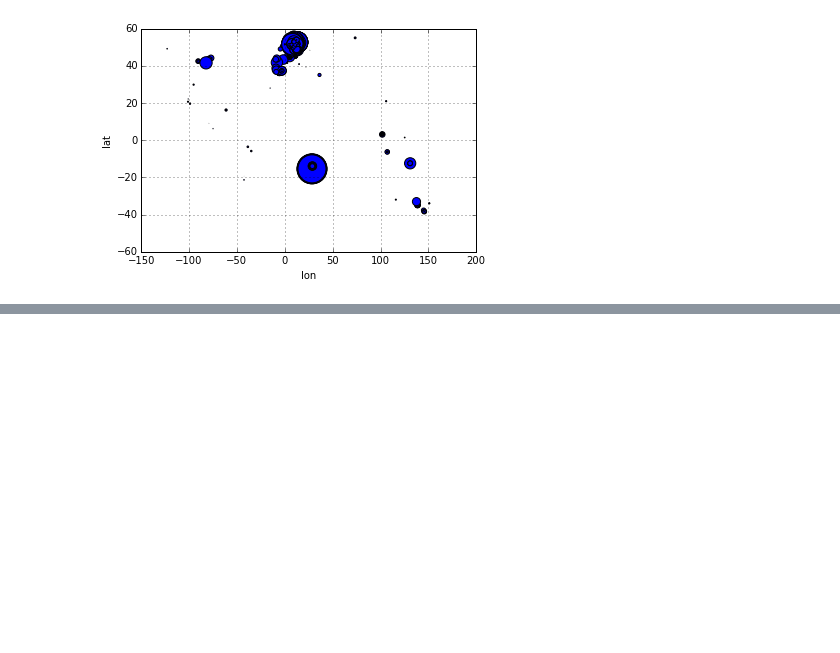
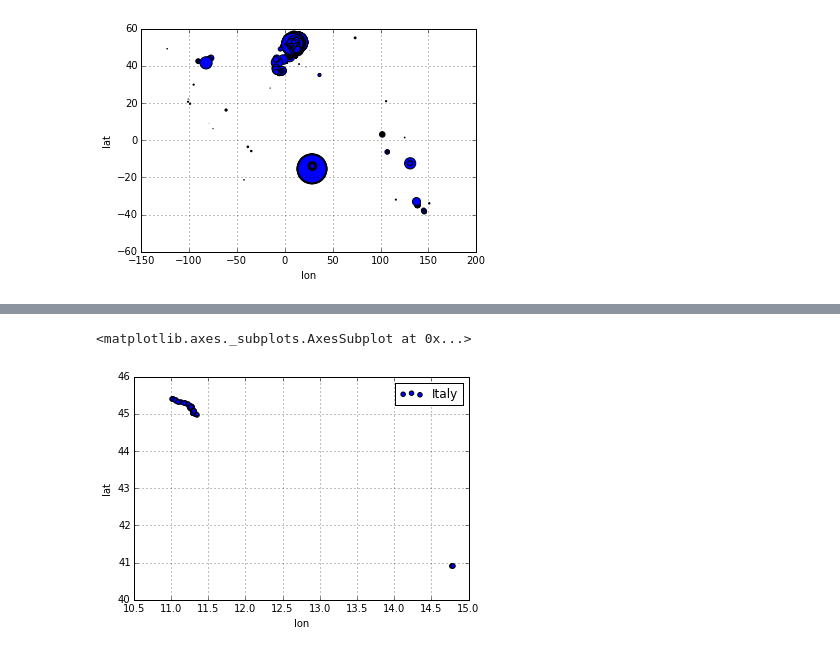
Before and after one commit to FedericoMuciaccia/SistemiComplessi, a Jupyter notebook: prove Fede.ipynb, the cells around one changed output, grey strips where cells are left out. Cells and saved outputs as stored; diff of their text form; code cells hidden in the pictures; blank space fills up the shorter version.

```diff
--- a/prove Fede.ipynb
+++ b/prove Fede.ipynb
@@ -76,0 +101,21 @@ dataframe.plot(kind="scatter", x="lon", y="lat", s=copertura/1000) # TODO
+# %%
+isInItaly = dataframe.mcc == 222
+
+isReliable = dataframe.samples > 1
+
+# Crit3 = isInRome((dataframe.lat, dataframe.lon))
+
+# AllCriteria = isInItaly & isReliable & Crit3
+
+# dataframe[AllCriteria]
+
+italyDataframe = dataframe[isInItaly & isReliable]
+
+# TODO riordinare gli indici levando i buchi
+# %%
+italyDataframe.plot(kind="scatter", x="lon", y="lat", label="Italy")
+
+# pyplot.show()
+# %% [output]
+<matplotlib.axes._subplots.AxesSubplot at 0x...>
+[figure, added]
```
Also changed, not shown: parts of 6 cells of this notebook, 2 other files.
